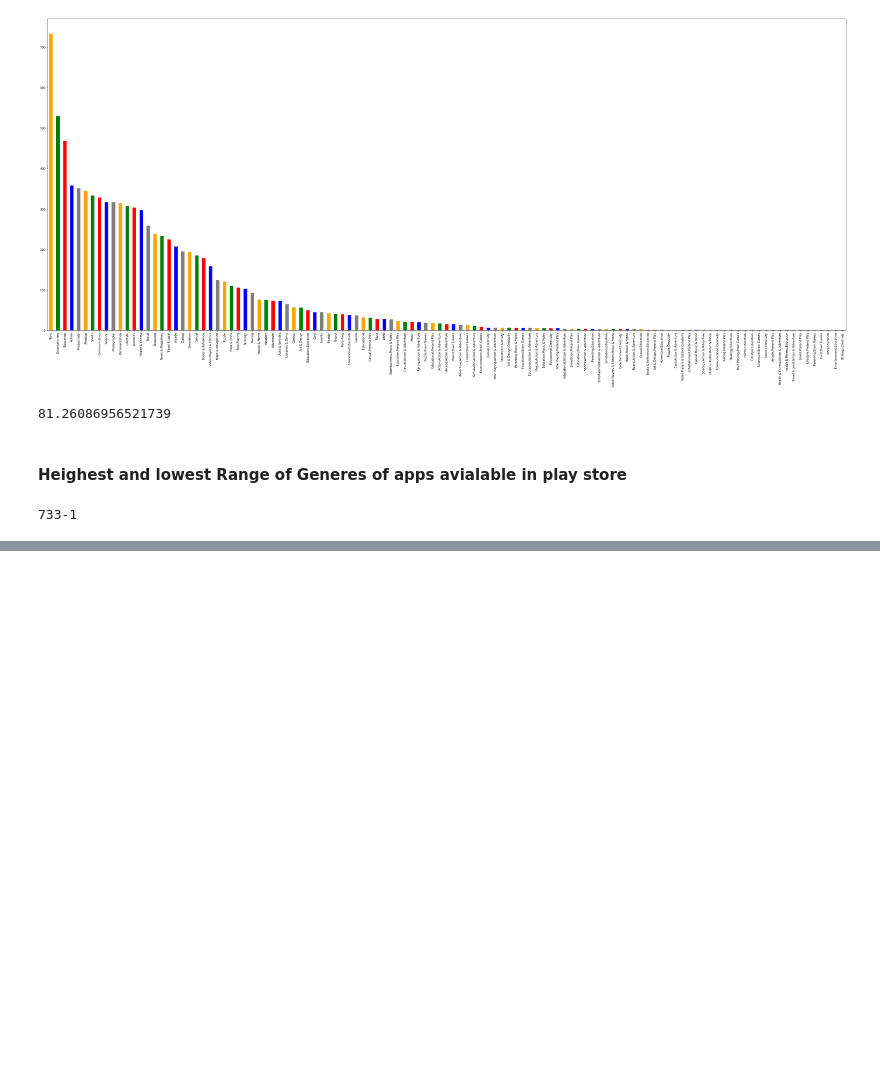
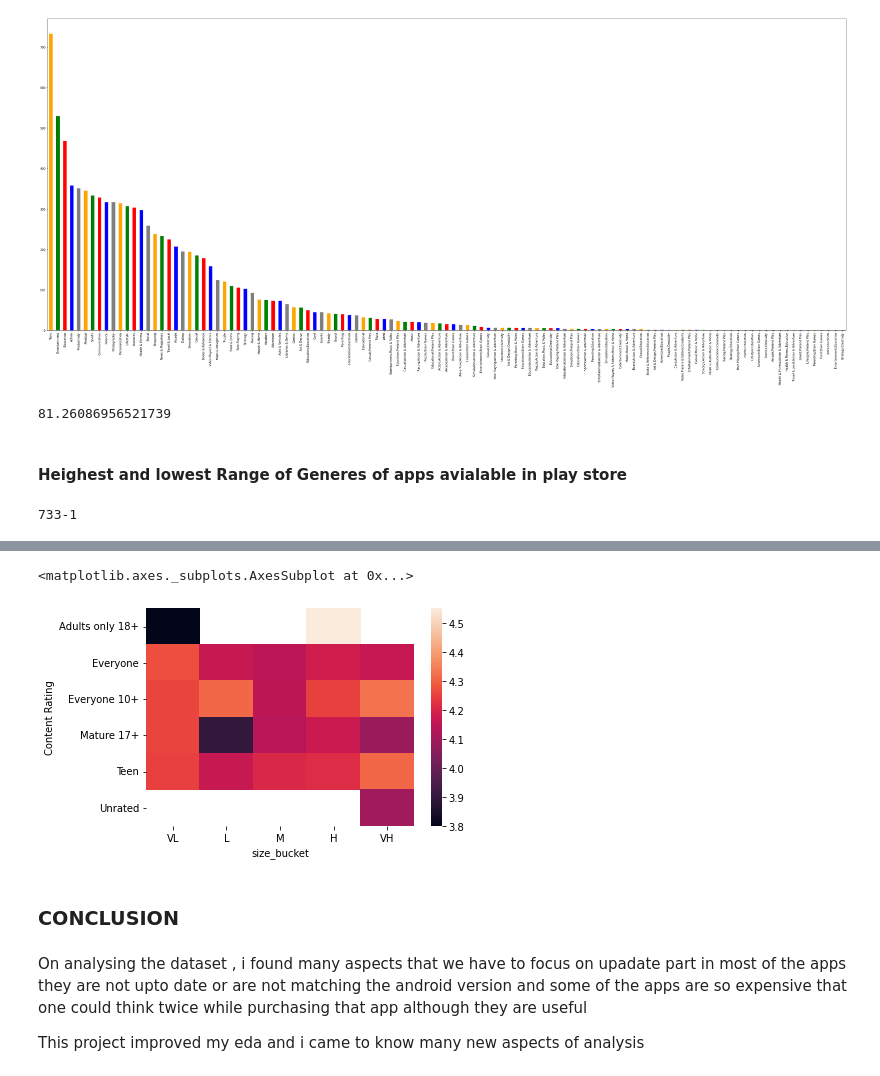
Before and after one commit to mohitsingh07/Playstore-App-Review-dataset, a Jupyter notebook: edaProject.ipynb, the cells around one changed output, grey strips where cells are left out. Drawn from its saved outputs; the diff is of its cells as text; code cells hidden in the pictures; blank space fills up the shorter version.

```diff
--- a/edaProject.ipynb
+++ b/edaProject.ipynb
@@ -641,0 +638,2 @@ print(str(inp1.Genres.value_counts().max()) + '-' + str(inp1.Genres.value_counts
+# %%
+inp1['size_bucket'] = pd.qcut(inp1.Size , [0,0.2,0.4,0.6,0.8,1] , ['VL' , 'L' , 'M' , 'H' , 'VH'])
@@ -641,0 +649,16 @@ print(str(inp1.Genres.value_counts().max()) + '-' + str(inp1.Genres.value_counts
+# %%
+res =pd.pivot_table(data=inp1 , index= 'Content Rating' , columns = 'size_bucket', values = 'Rating')
+# %%
+sns.heatmap(res)
+# %% [output]
+<matplotlib.axes._subplots.AxesSubplot at 0x...>
+[figure, added]
+# %% [markdown]
+### CONCLUSION
+# %% [markdown]
+On analysing the dataset , i found many aspects that we have to focus on upadate part
+in most of the apps they are not upto date or are not matching the android version
+and some of the apps are so expensive that one could think twice while purchasing that app although they are useful
+
+
+This project improved my eda and i came to know many new aspects of analysis
```
Also changed, not shown: parts of 4 cells of this notebook.
